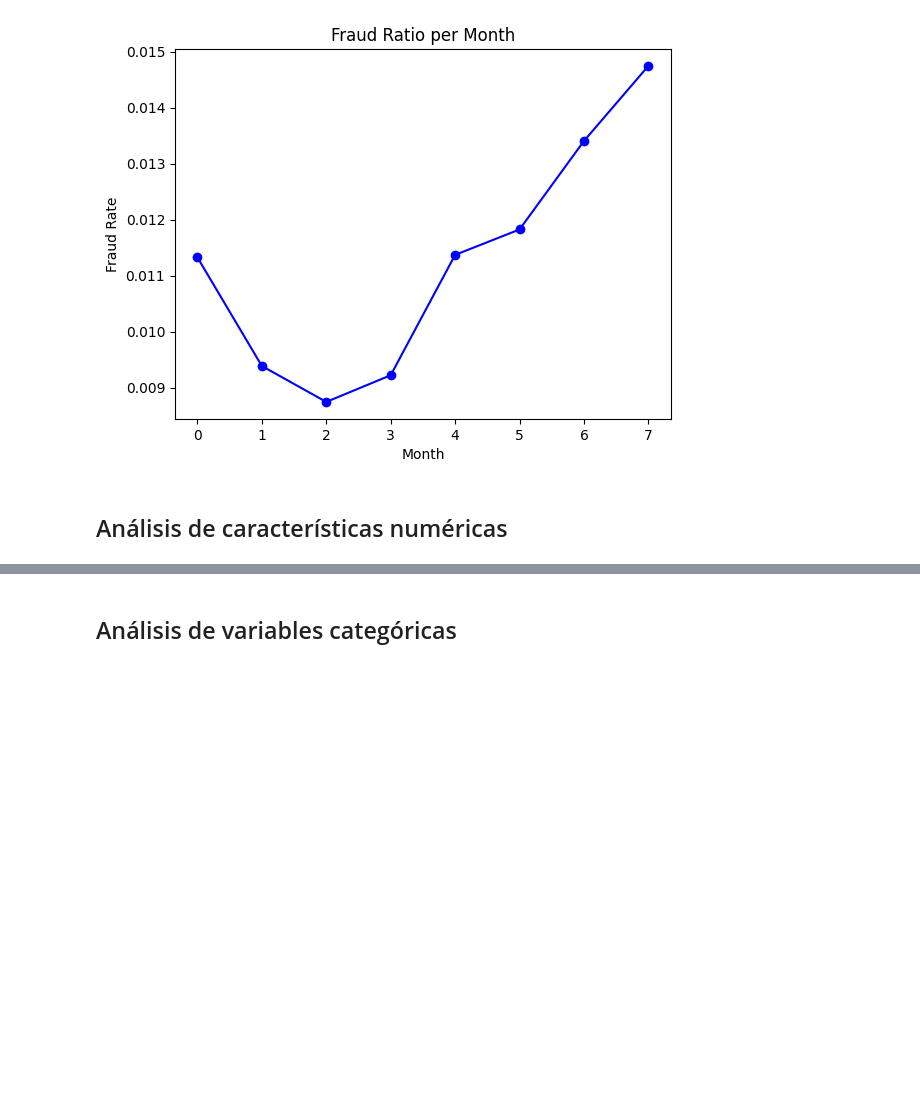
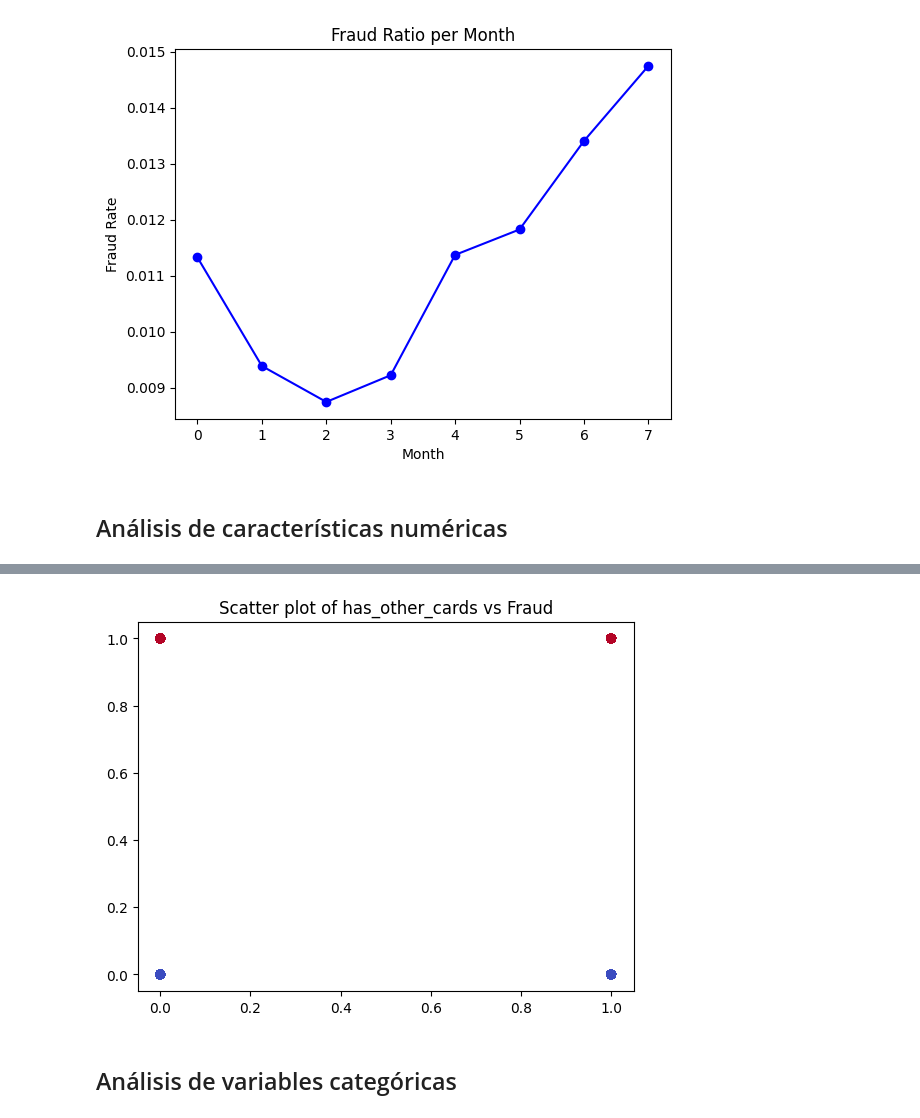
Before and after one commit to Alberto2708/kaggleMinions, a Jupyter notebook: EDA.ipynb, the cells around one changed output, grey strips where cells are left out. Drawn from its saved outputs; the diff is of its cells as text; code cells hidden in the pictures; blank space fills up the shorter version.

```diff
--- a/EDA.ipynb
+++ b/EDA.ipynb
@@ -208,3 +222,10 @@ plt.show()
+# %%
+
+plt.scatter(x=dataset[NV_feature], y=dataset['fraud_bool'], c=dataset['fraud_bool'], cmap='coolwarm')
+plt.title(f'Scatter plot of {NV_feature} vs Fraud')
+plt.show()
+# %% [output]
+[figure, added]
 # %% [markdown]
 ## Análisis de variables categóricas
 # %%
```
Also changed, not shown: parts of 6 cells of this notebook, 3 other files.
